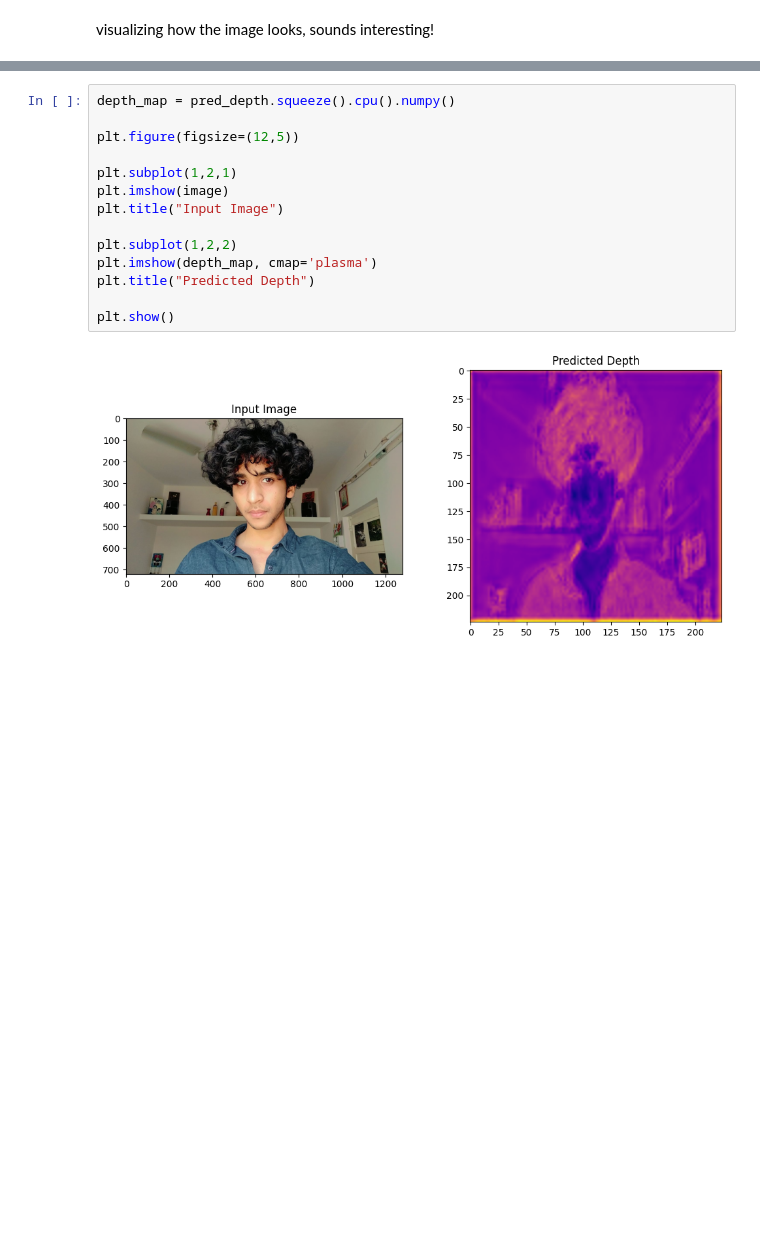
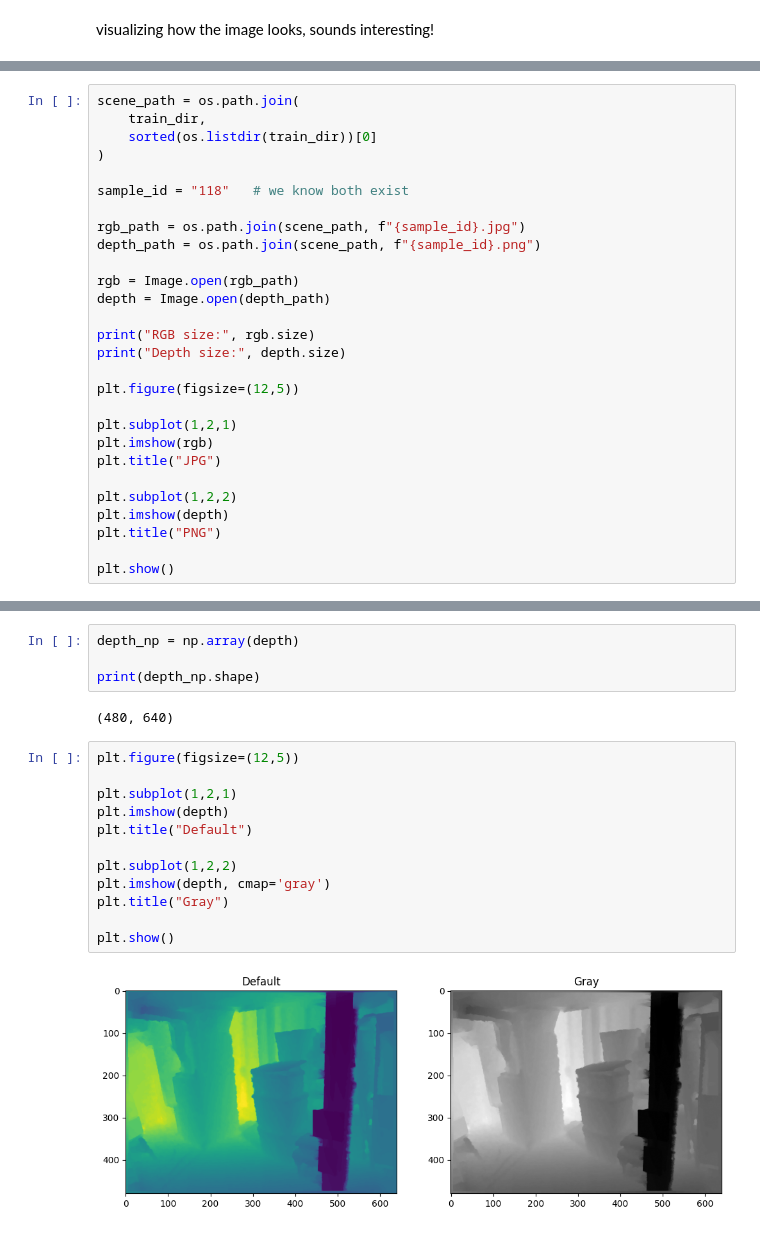
Before and after one commit to Series-Parallel/Machine_in_Deep_Learning, a Jupyter notebook: Early_Exit_Monocular_Depth_Estimation.ipynb, the cells around one changed output, grey strips where cells are left out. Cells and saved outputs as stored; diff of their text form; blank space fills up the shorter version.

```diff
--- a/Early_Exit_Monocular_Depth_Estimation.ipynb
+++ b/Early_Exit_Monocular_Depth_Estimation.ipynb
@@ -171,0 +369,28 @@ visualizing how the image looks, sounds interesting!
+# %%
+scene_path = os.path.join(
+    train_dir,
+    sorted(os.listdir(train_dir))[0]
+)
+
+sample_id = "118"   # we know both exist
+
+rgb_path = os.path.join(scene_path, f"{sample_id}.jpg")
+depth_path = os.path.join(scene_path, f"{sample_id}.png")
+
+rgb = Image.open(rgb_path)
+depth = Image.open(depth_path)
+
+print("RGB size:", rgb.size)
+print("Depth size:", depth.size)
+
+plt.figure(figsize=(12,5))
+
+plt.subplot(1,2,1)
+plt.imshow(rgb)
+plt.title("JPG")
+
+plt.subplot(1,2,2)
+plt.imshow(depth)
+plt.title("PNG")
+
+plt.show()
@@ -172,16 +415,20 @@ visualizing how the image looks, sounds interesting!
+# %%
+depth_np = np.array(depth)
+
+print(depth_np.shape)
+# %% [output]
+(480, 640)
 # %%
-depth_map = pred_depth.squeeze().cpu().numpy()
-
 plt.figure(figsize=(12,5))
 
 plt.subplot(1,2,1)
-plt.imshow(image)
-plt.title("Input Image")
+plt.imshow(depth)
+plt.title("Default")
 
 plt.subplot(1,2,2)
-plt.imshow(depth_map, cmap='plasma')
-plt.title("Predicted Depth")
+plt.imshow(depth, cmap='gray')
+plt.title("Gray")
 
 plt.show()
 # %% [output]
-[figure, old version]
+[figure, new version]
```
Also changed, not shown: parts of 78 cells of this notebook.
